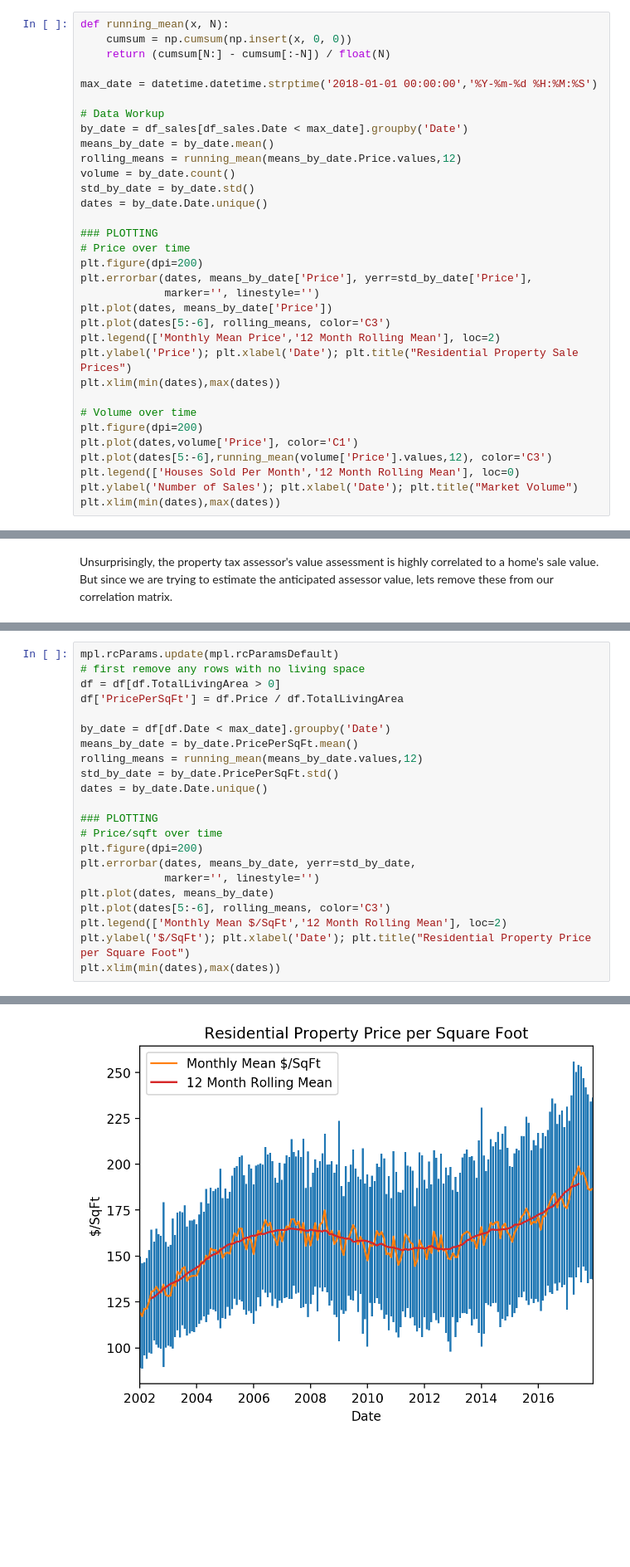
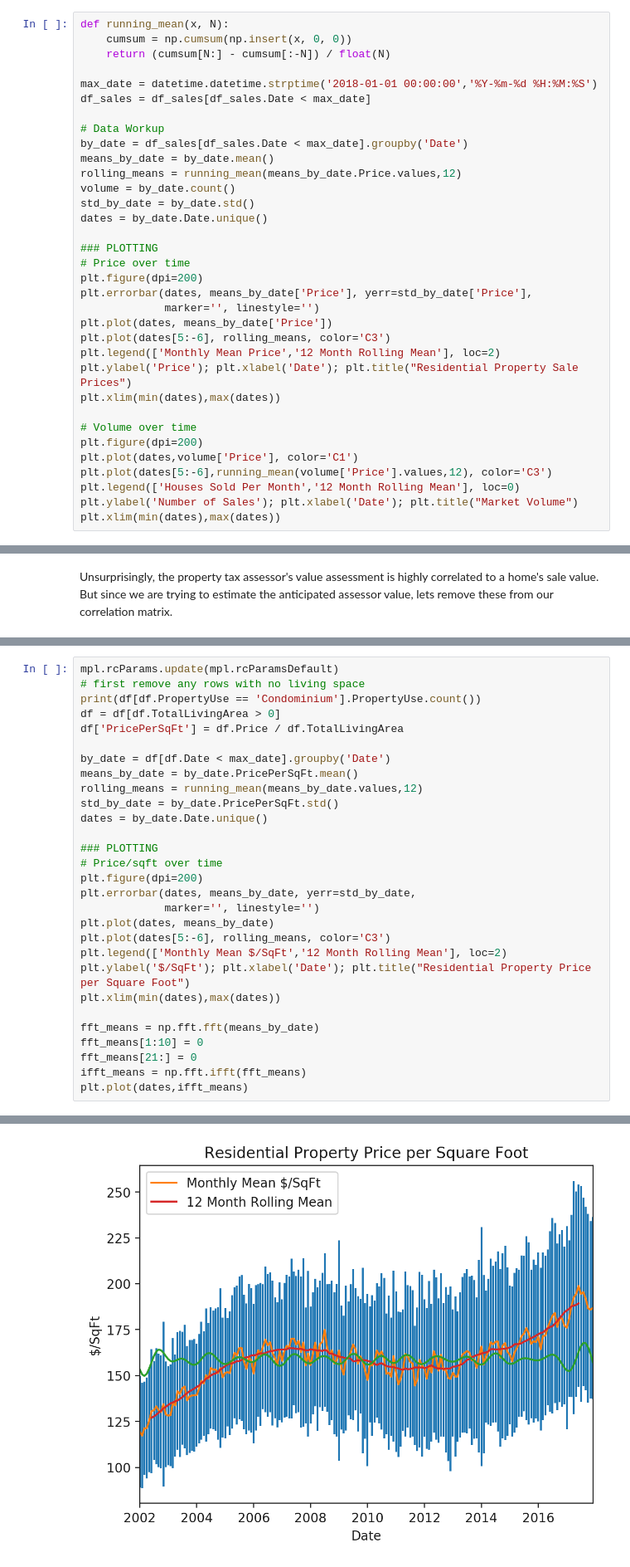
Before and after one commit to neffmallon/MadisonRealEstate, a Jupyter notebook: overview.ipynb, the cells around one changed output, grey strips where cells are left out. Shown at 83% size. Cells and saved outputs as stored; diff of their text form; blank space fills up the shorter version.

```diff
--- a/overview.ipynb
+++ b/overview.ipynb
@@ -154,6 +246,7 @@ def running_mean(x, N):
     return (cumsum[N:] - cumsum[:-N]) / float(N)
 
 max_date = datetime.datetime.strptime('2018-01-01 00:00:00','%Y-%m-%d %H:%M:%S')
+df_sales = df_sales[df_sales.Date < max_date]
 
 # Data Workup
 by_date = df_sales[df_sales.Date < max_date].groupby('Date')
@@ -231,6 +328,7 @@ So lets take another look at housing price over time, but this time using a new
 # %%
 mpl.rcParams.update(mpl.rcParamsDefault)
 # first remove any rows with no living space
+print(df[df.PropertyUse == 'Condominium'].PropertyUse.count())
 df = df[df.TotalLivingArea > 0]
 df['PricePerSqFt'] = df.Price / df.TotalLivingArea
 
@@ -250,4 +348,10 @@ plt.plot(dates[5:-6], rolling_means, color='C3')
 plt.legend(['Monthly Mean $/SqFt','12 Month Rolling Mean'], loc=2)
 plt.ylabel('$/SqFt'); plt.xlabel('Date'); plt.title("Residential Property Price per Square Foot")
 plt.xlim(min(dates),max(dates))
+
+fft_means = np.fft.fft(means_by_date)
+fft_means[1:10] = 0
+fft_means[21:] = 0
+ifft_means = np.fft.ifft(fft_means)
+plt.plot(dates,ifft_means)
 # %% [output]
@@ -255,3 +360,3 @@ plt.xlim(min(dates),max(dates))
-[figure, old version]
+[figure, new version]
 # %% [markdown]
 Now that we have a measure of how much house can be bought, we see the oscillations we observed in the volume data re-emerging.
```
Also changed, not shown: parts of 35 cells of this notebook.
